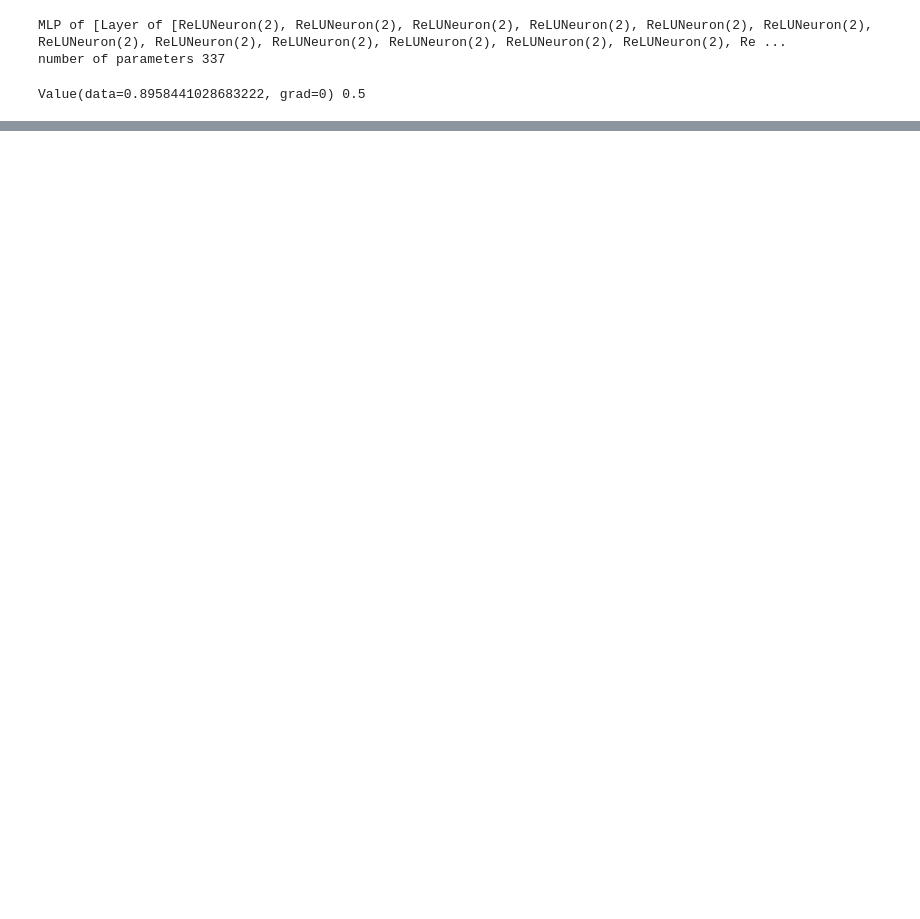
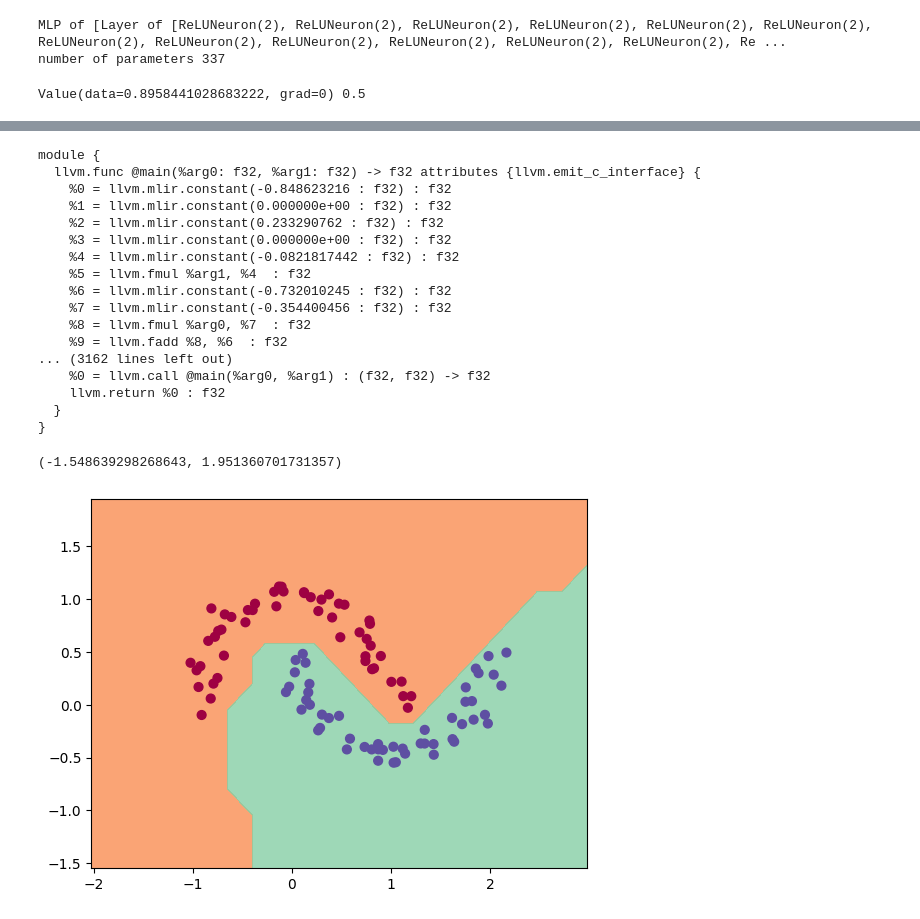
Before and after one commit to karpathy/micrograd, a Jupyter notebook: demo.ipynb, the cells around one changed output, grey strips where cells are left out. Saved outputs shown, nothing was run; the diff lists cells and outputs as text; code cells hidden in the pictures; blank space fills up the shorter version.

Commit message:
Added a new cell to the demo

```diff
--- a/demo.ipynb
+++ b/demo.ipynb
@@ -123,0 +124,49 @@ plt.ylim(yy.min(), yy.max())
+# %%
+from micrograd.jit import jit
+
+# jit the model
+jmodel = jit(model)
+
+# print the MLIR JIT
+print(jmodel)
+
+# This is a copy of the earlier cell but with the model replaced by the jitted model
+# visualize decision boundary
+
+h = 0.25
+x_min, x_max = X[:, 0].min() - 1, X[:, 0].max() + 1
+y_min, y_max = X[:, 1].min() - 1, X[:, 1].max() + 1
+xx, yy = np.meshgrid(np.arange(x_min, x_max, h),
+                     np.arange(y_min, y_max, h))
+Xmesh = np.c_[xx.ravel(), yy.ravel()]
+# We don't need to pass Value to the compiled model
+inputs = Xmesh
+scores = list(map(jmodel, inputs))
+Z = np.array([s > 0 for s in scores])
+Z = Z.reshape(xx.shape)
+
+fig = plt.figure()
+plt.contourf(xx, yy, Z, cmap=plt.cm.Spectral, alpha=0.8)
+plt.scatter(X[:, 0], X[:, 1], c=y, s=40, cmap=plt.cm.Spectral)
+plt.xlim(xx.min(), xx.max())
+plt.ylim(yy.min(), yy.max())
+# %% [output]
+module {
+  llvm.func @main(%arg0: f32, %arg1: f32) -> f32 attributes {llvm.emit_c_interface} {
+    %0 = llvm.mlir.constant(-0.848623216 : f32) : f32
+    %1 = llvm.mlir.constant(0.000000e+00 : f32) : f32
+    %2 = llvm.mlir.constant(0.233290762 : f32) : f32
+    %3 = llvm.mlir.constant(0.000000e+00 : f32) : f32
+    %4 = llvm.mlir.constant(-0.0821817442 : f32) : f32
+    %5 = llvm.fmul %arg1, %4  : f32
+    %6 = llvm.mlir.constant(-0.732010245 : f32) : f32
+    %7 = llvm.mlir.constant(-0.354400456 : f32) : f32
+    %8 = llvm.fmul %arg0, %7  : f32
+    %9 = llvm.fadd %8, %6  : f32
+... (3162 lines left out)
+    %0 = llvm.call @main(%arg0, %arg1) : (f32, f32) -> f32
+    llvm.return %0 : f32
+  }
+}
+(-1.548639298268643, 1.951360701731357)
+[figure, added]
```
Also changed, not shown: parts of 3 cells of this notebook.
